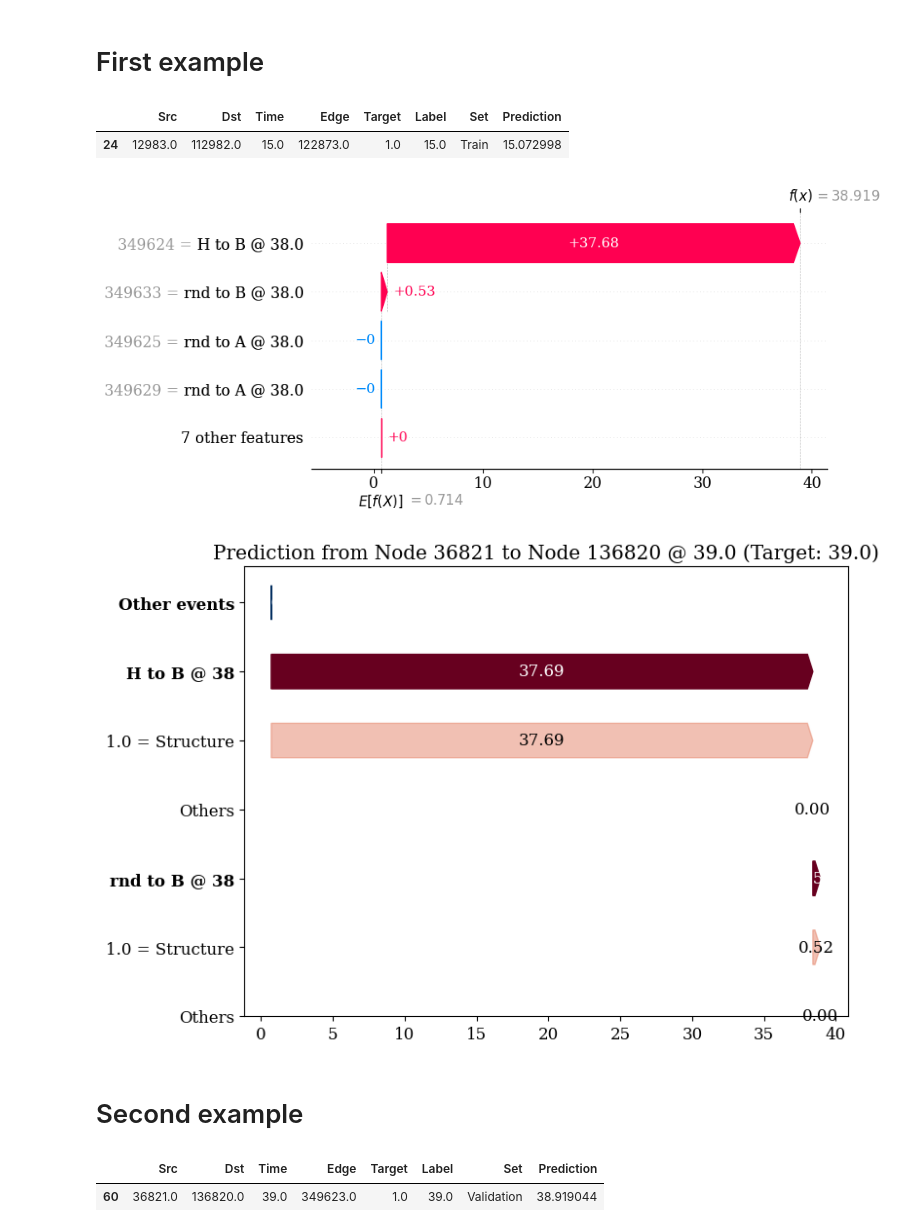
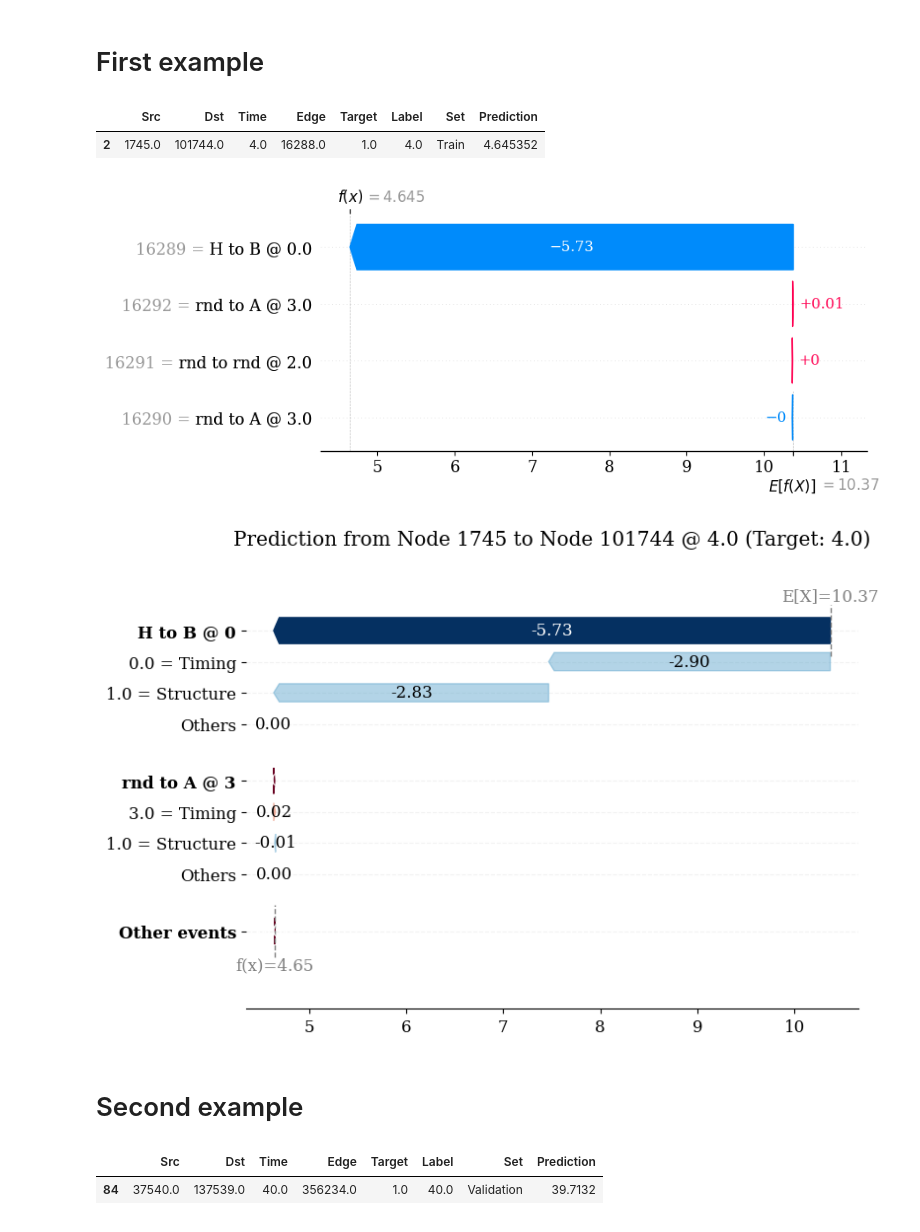
Before and after one commit to lea11100/Shapley4TGNN, a Jupyter notebook: Evaluation/Generated/Qualitative Evaluation.ipynb, the cells around one changed output. Cells and saved outputs as stored; diff of their text form; code cells hidden in the pictures.

```diff
--- a/Evaluation/Generated/Qualitative Evaluation.ipynb
+++ b/Evaluation/Generated/Qualitative Evaluation.ipynb
@@ -230,13 +230,13 @@ def draw_subgraph(edge_id, file_name = ""):
 # %% [markdown]
 # First example
 # %%
-sample_edge = edge_info.iloc[[24]]
+sample_edge = edge_info.iloc[[2]]
 sample_edge_id = sample_edge.index
 
 sample_edge
 # %% [output]
 |  | Src | Dst | Time | Edge | Target | Label | Set | Prediction |
-| 24 | 12983.0 | 112982.0 | 15.0 | 122873.0 | 1.0 | 15.0 | Train | 15.072998 |
+| 2 | 1745.0 | 101744.0 | 4.0 | 16288.0 | 1.0 | 4.0 | Train | 4.645352 |
 # %%
 #draw_subgraph(sample_edge_id, "")
 # %%
@@ -255,37 +255,44 @@ plt.show()
 explainer = None
 torch.cuda.empty_cache()
 # %% [output]
-[figure, old version]
+[figure, new version]
 # %%
+
+
 from Explainers.Shapley4TGNN.Explainer import ShapleyExplainerFeatures
 from Explainers.Shapley4TGNN.Plots import waterfall
 import shap
 from shap import Explanation
 import matplotlib
+
+import importlib
+import Explainers.Shapley4TGNN.Plots
+importlib.reload(Explainers.Shapley4TGNN.Plots)
+
 font = {'size'   : 12, 'family':'serif'}
 matplotlib.rc('font', **font)
 
 explainer = ShapleyExplainerFeatures(model, full_neighbor_sampler, full_data, edge_raw_features, top_k=2, shapley_alg="MonteCarlo", feature_names=True, node_names=node_names)
 explainer.initialize()
 explanation_flatten, remaining_ids, remaining_shapley_values, baseline = explainer.explain_instance(srcs[sample_edge_id[0]], dsts[sample_edge_id[0]], timestamps[sample_edge_id[0]]) # type: ignore
 
 fig = waterfall(explanation_flatten, baseline, 4,
                 src=srcs[sample_edge_id[0]], dst=dsts[sample_edge_id[0]], ts=timestamps[sample_edge_id[0]], target=labels[sample_edge_id[0]],
                 remaining_ids=remaining_ids,remaining_shapley_values=remaining_shapley_values)
 fig.savefig("Documents/Images/Generated/Waterfall_feat-1.pdf", bbox_inches='tight')
 plt.show()
 # %% [output]
-[figure, old version]
+[figure, new version]
 # %% [markdown]
 # Second example
 # %%
-sample_edge = edge_info.iloc[[60]]
+sample_edge = edge_info.iloc[[84]]
 sample_edge_id = sample_edge.index
 
 sample_edge
 # %% [output]
 |  | Src | Dst | Time | Edge | Target | Label | Set | Prediction |
-| 60 | 36821.0 | 136820.0 | 39.0 | 349623.0 | 1.0 | 39.0 | Validation | 38.919044 |
+| 84 | 37540.0 | 137539.0 | 40.0 | 356234.0 | 1.0 | 40.0 | Validation | 39.7132 |
 # %%
 #draw_subgraph(sample_edge_id, "")
 # %%
```
Also changed, not shown: parts of 6 cells of this notebook, 21 other files.
